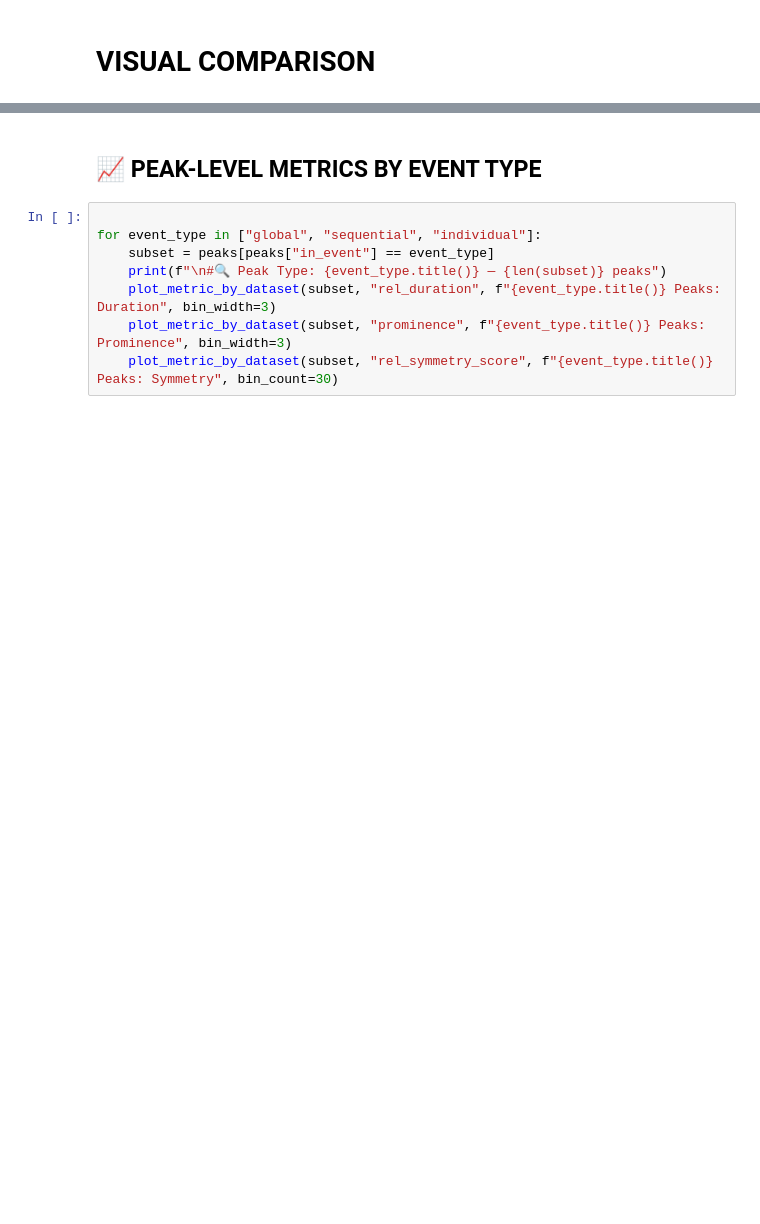
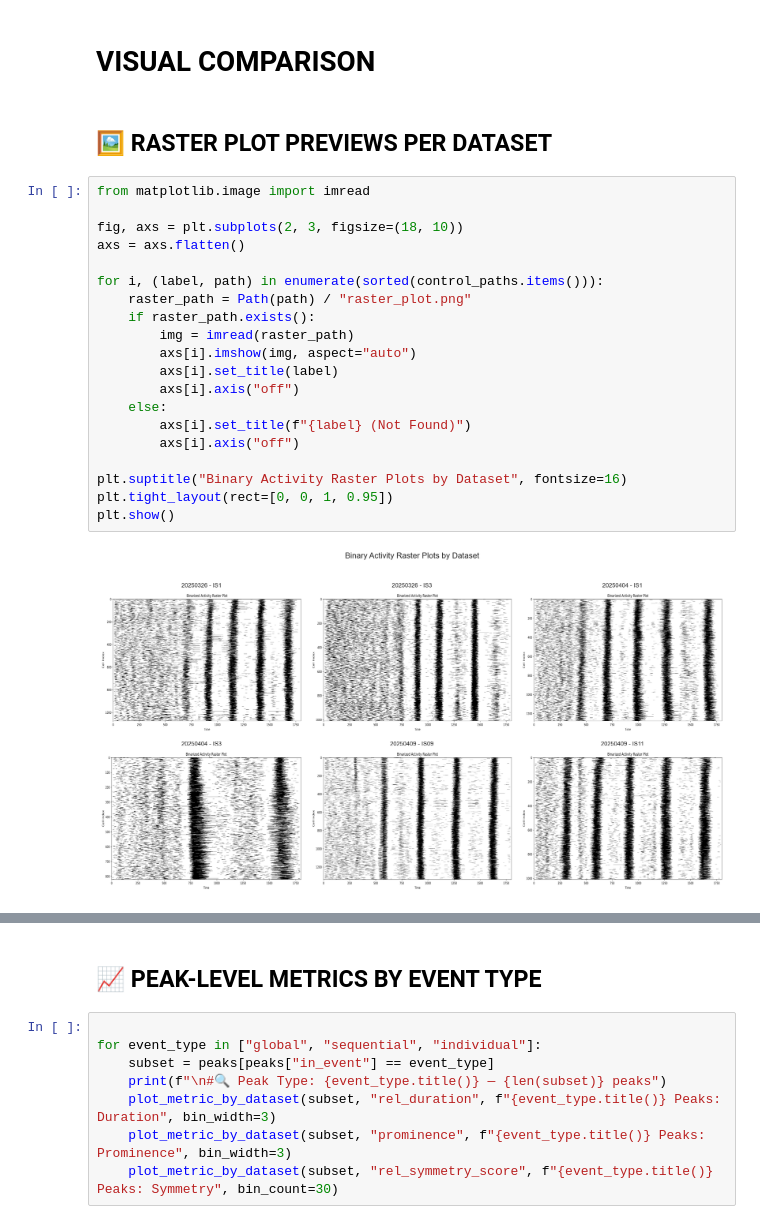
Before and after one commit to hamelmateo/CaSTIA-AF, a Jupyter notebook: notebooks/controls_metrics.ipynb, the cells around one changed output, grey strips where cells are left out. Cells and saved outputs as stored; diff of their text form; blank space fills up the shorter version.

Commit message:
good version of the controls notebook

```diff
--- a/notebooks/controls_metrics.ipynb
+++ b/notebooks/controls_metrics.ipynb
@@ -77,3 +104,27 @@ def plot_metric_by_dataset(df, column, title, bin_width=None, bin_count=None):
     plt.show()
 # %% [markdown]
 # VISUAL COMPARISON
+# %% [markdown]
+## 🖼️ RASTER PLOT PREVIEWS PER DATASET
+# %%
+from matplotlib.image import imread
+
+fig, axs = plt.subplots(2, 3, figsize=(18, 10))
+axs = axs.flatten()
+
+for i, (label, path) in enumerate(sorted(control_paths.items())):
+    raster_path = Path(path) / "raster_plot.png"
+    if raster_path.exists():
+        img = imread(raster_path)
+        axs[i].imshow(img, aspect="auto")
+        axs[i].set_title(label)
+        axs[i].axis("off")
+    else:
+        axs[i].set_title(f"{label} (Not Found)")
+        axs[i].axis("off")
+
+plt.suptitle("Binary Activity Raster Plots by Dataset", fontsize=16)
+plt.tight_layout(rect=[0, 0, 1, 0.95])
+plt.show()
+# %% [output]
+[figure, added]
```
Also changed, not shown: parts of 9 cells of this notebook.
